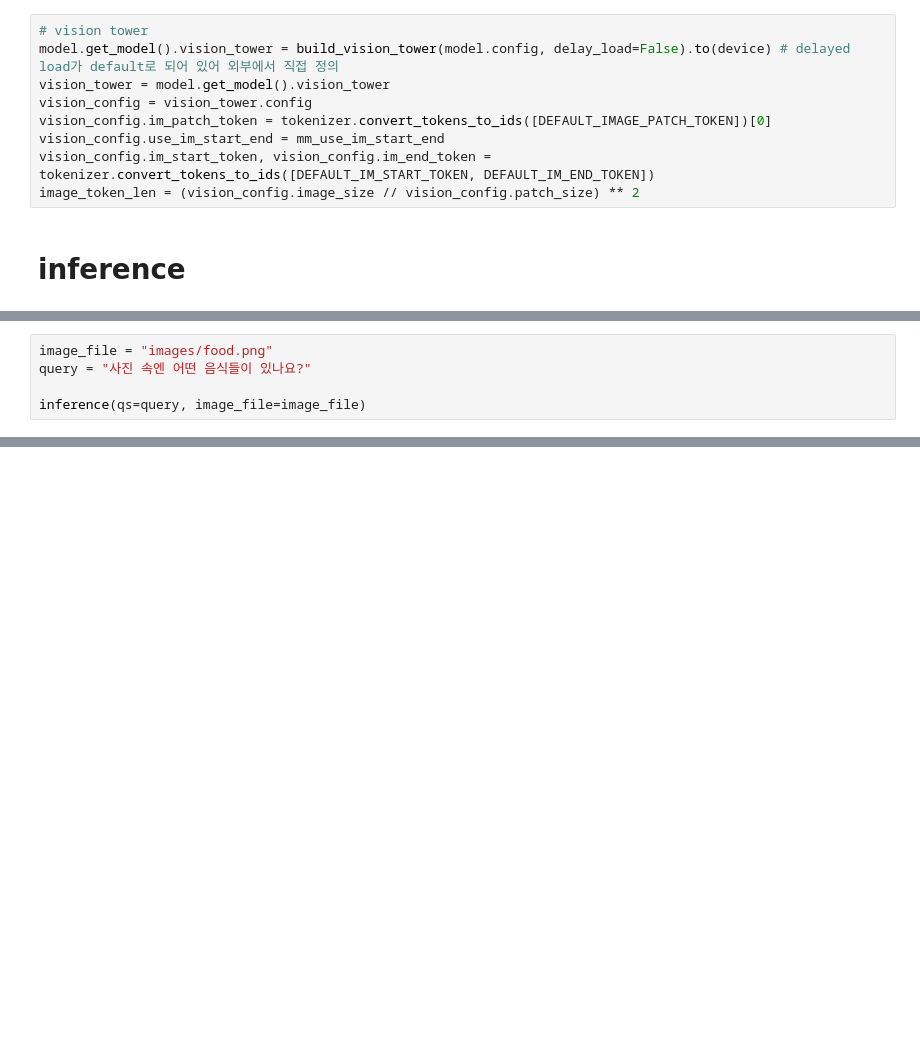
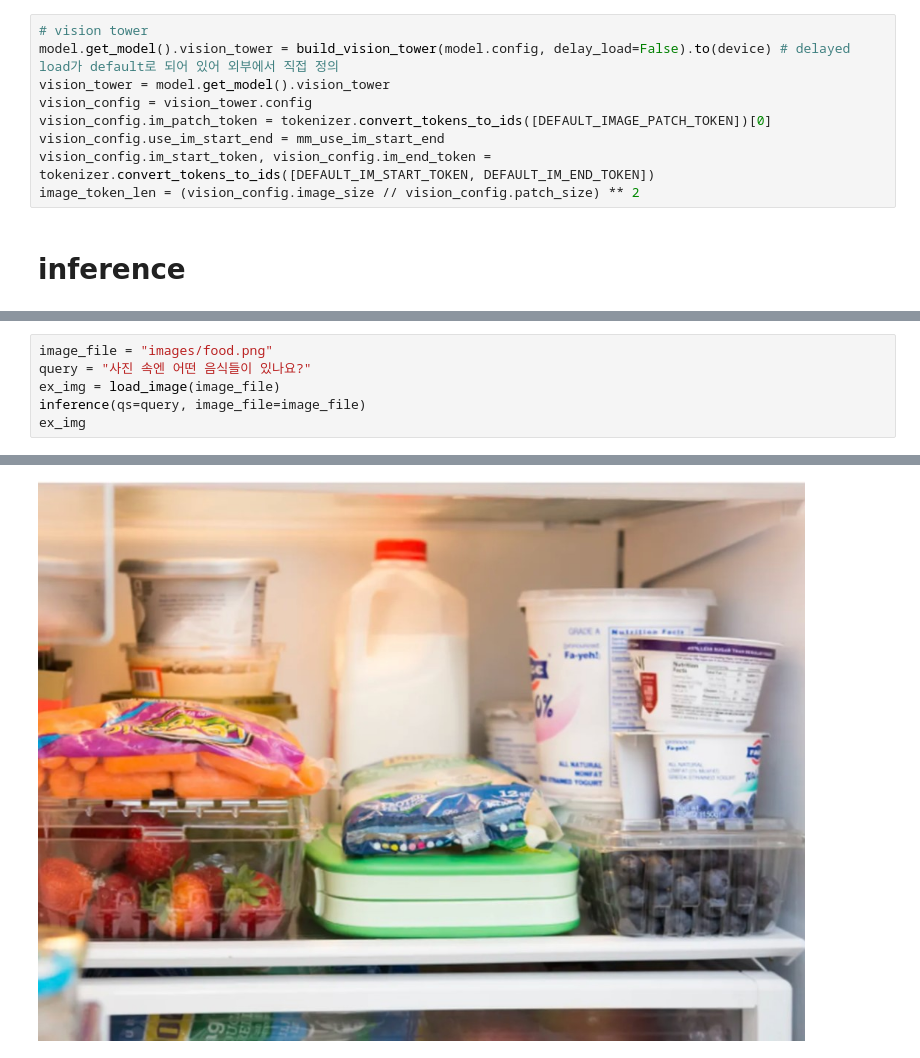
Before and after one commit to tabtoyou/KoLLaVA, a Jupyter notebook: v1.5_synatra_inference.ipynb, the cells around one changed output, grey strips where cells are left out. Cells and saved outputs as stored; diff of their text form; blank space fills up the shorter version.

```diff
--- a/v1.5_synatra_inference.ipynb
+++ b/v1.5_synatra_inference.ipynb
@@ -115,6 +114,7 @@ inference(qs=query, image_file=image_file)
 # %%
 image_file = "images/food.png"
 query = "사진 속엔 어떤 음식들이 있나요?"
-
+ex_img = load_image(image_file)
 inference(qs=query, image_file=image_file)
+ex_img
 # %% [output]
@@ -125,0 +122 @@ inference(qs=query, image_file=image_file)
+[figure, added]
```
Also changed, not shown: parts of 5 cells of this notebook.
